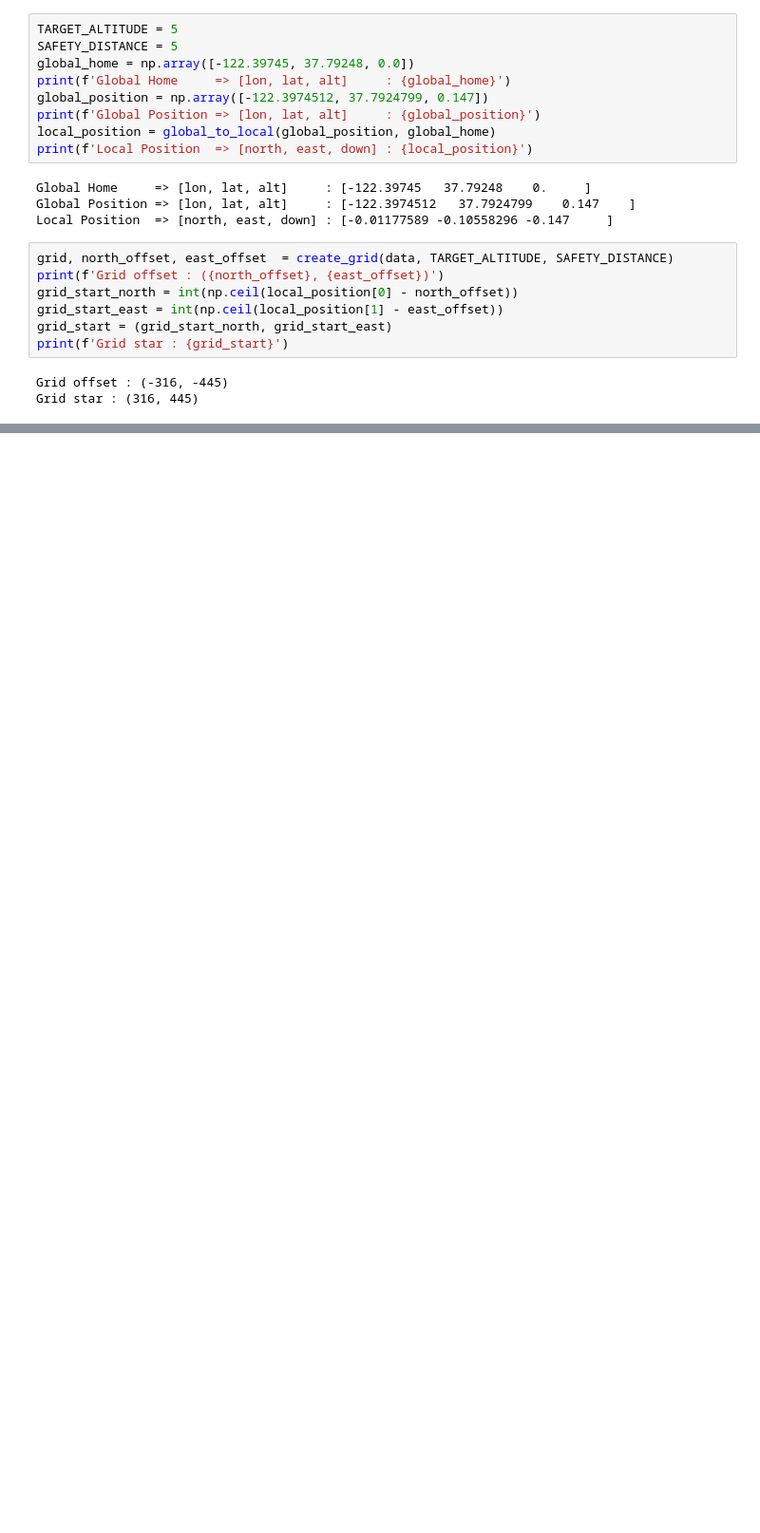
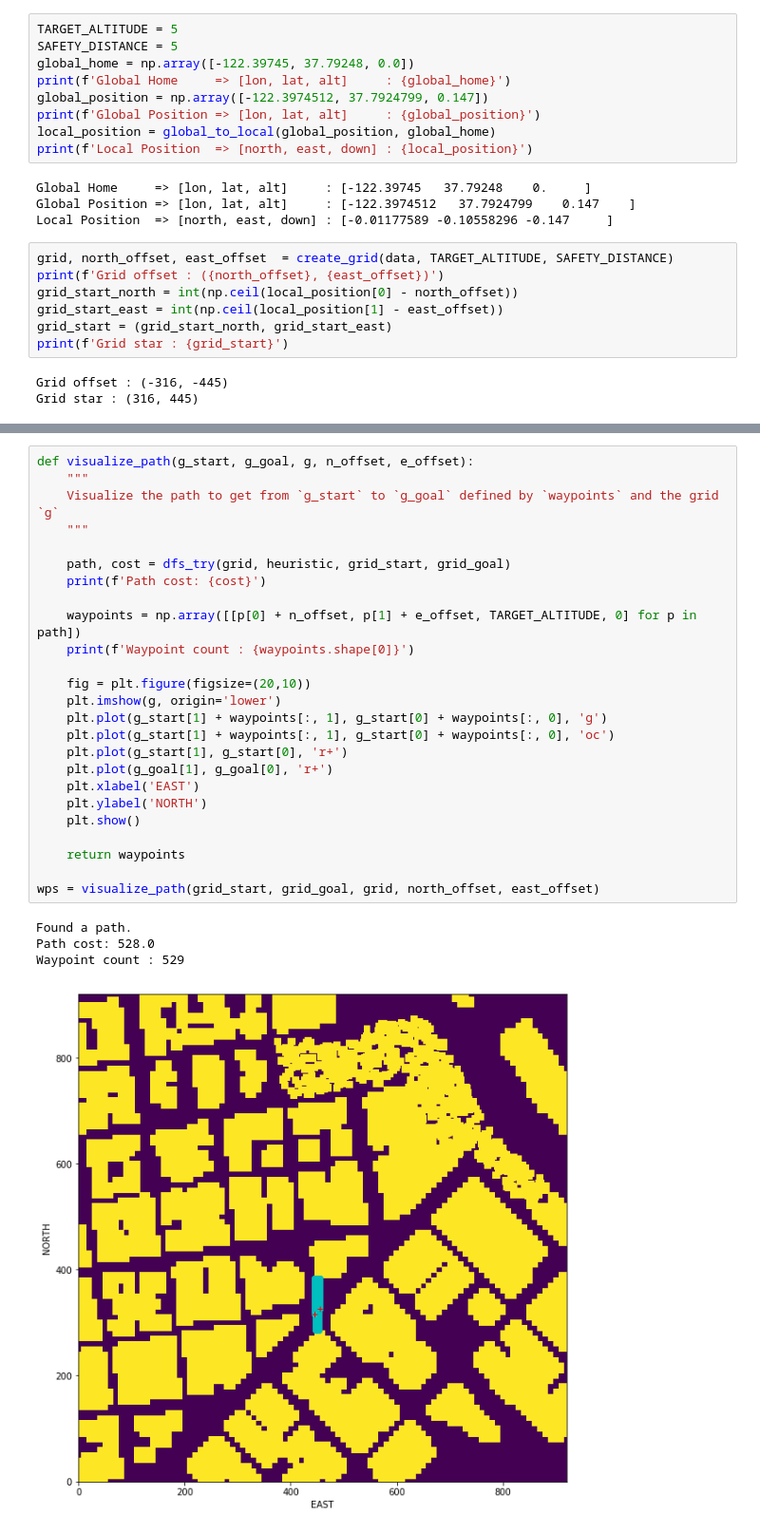
Before and after one commit to usmanmunara/Motion-Planning, a Jupyter notebook: Trajectory.ipynb, the cells around one changed output, grey strips where cells are left out. Shown at 95% size. Drawn from its saved outputs; the diff is of its cells as text; blank space fills up the shorter version.

```diff
--- a/Trajectory.ipynb
+++ b/Trajectory.ipynb
@@ -153,0 +218,30 @@ Waypoint count : 72881
+# %%
+def visualize_path(g_start, g_goal, g, n_offset, e_offset):
+    """
+    Visualize the path to get from `g_start` to `g_goal` defined by `waypoints` and the grid `g`
+    """
+
+    path, cost = dfs_try(grid, heuristic, grid_start, grid_goal)
+    print(f'Path cost: {cost}')
+
+    waypoints = np.array([[p[0] + n_offset, p[1] + e_offset, TARGET_ALTITUDE, 0] for p in path])
+    print(f'Waypoint count : {waypoints.shape[0]}')
+
+    fig = plt.figure(figsize=(20,10))
+    plt.imshow(g, origin='lower')
+    plt.plot(g_start[1] + waypoints[:, 1], g_start[0] + waypoints[:, 0], 'g')
+    plt.plot(g_start[1] + waypoints[:, 1], g_start[0] + waypoints[:, 0], 'oc')
+    plt.plot(g_start[1], g_start[0], 'r+')
+    plt.plot(g_goal[1], g_goal[0], 'r+')
+    plt.xlabel('EAST')
+    plt.ylabel('NORTH')
+    plt.show()
+
+    return waypoints
+
+wps = visualize_path(grid_start, grid_goal, grid, north_offset, east_offset)
+# %% [output]
+Found a path.
+Path cost: 528.0
+Waypoint count : 529
+[figure, added]
```
Also changed, not shown: parts of 7 cells of this notebook, 8 other files.
